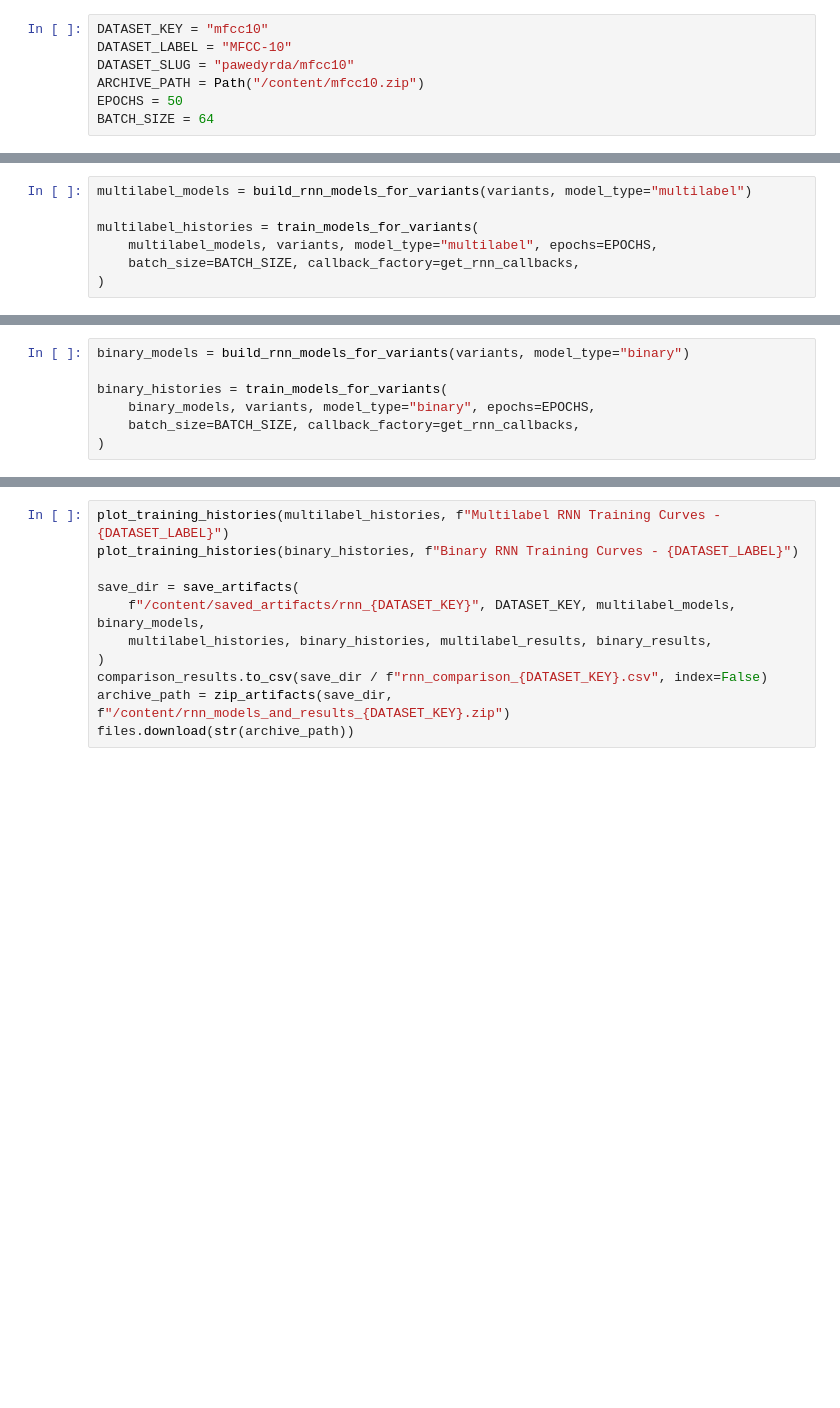
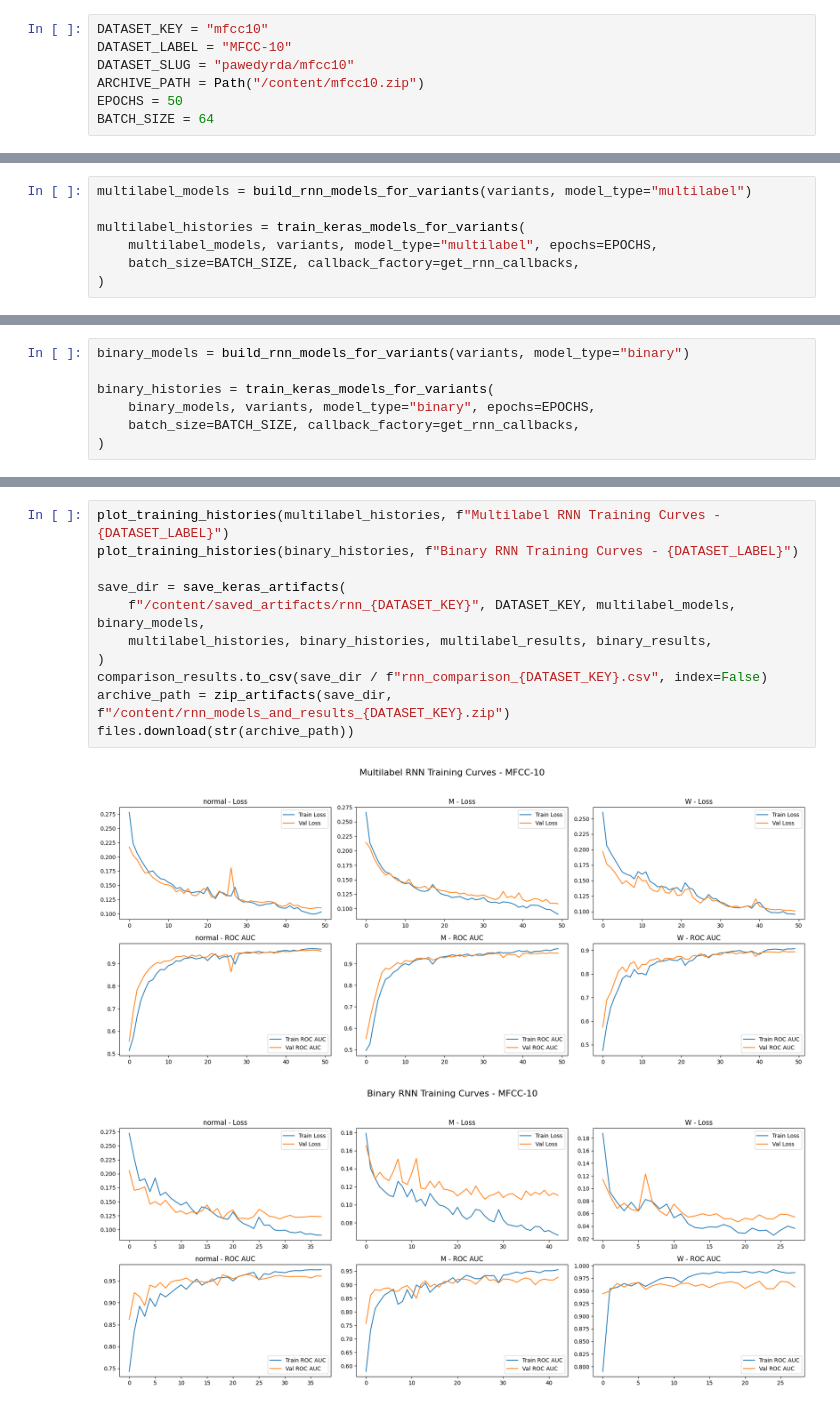
Before and after one commit to Nabuhodonozzor/uuv-detection, a Jupyter notebook: RNN/RNN_mfcc10.ipynb, the cells around one changed output, grey strips where cells are left out. Saved outputs shown, nothing was run; the diff lists cells and outputs as text; blank space fills up the shorter version.

```diff
--- a/RNN/RNN_mfcc10.ipynb
+++ b/RNN/RNN_mfcc10.ipynb
@@ -82,7 +104,7 @@ print("W train shape:", variants.w.train_data.shape)
 # %%
 multilabel_models = build_rnn_models_for_variants(variants, model_type="multilabel")
 
-multilabel_histories = train_models_for_variants(
+multilabel_histories = train_keras_models_for_variants(
     multilabel_models, variants, model_type="multilabel", epochs=EPOCHS,
     batch_size=BATCH_SIZE, callback_factory=get_rnn_callbacks,
 )
@@ -89,7 +129,7 @@ multilabel_histories = train_models_for_variants(
 # %%
 binary_models = build_rnn_models_for_variants(variants, model_type="binary")
 
-binary_histories = train_models_for_variants(
+binary_histories = train_keras_models_for_variants(
     binary_models, variants, model_type="binary", epochs=EPOCHS,
     batch_size=BATCH_SIZE, callback_factory=get_rnn_callbacks,
 )
@@ -104,11 +187,14 @@ display(comparison_results[["task", "Model", "precision", "recall", "f1-score",
 # %%
 plot_training_histories(multilabel_histories, f"Multilabel RNN Training Curves - {DATASET_LABEL}")
 plot_training_histories(binary_histories, f"Binary RNN Training Curves - {DATASET_LABEL}")
 
-save_dir = save_artifacts(
+save_dir = save_keras_artifacts(
     f"/content/saved_artifacts/rnn_{DATASET_KEY}", DATASET_KEY, multilabel_models, binary_models,
     multilabel_histories, binary_histories, multilabel_results, binary_results,
 )
 comparison_results.to_csv(save_dir / f"rnn_comparison_{DATASET_KEY}.csv", index=False)
 archive_path = zip_artifacts(save_dir, f"/content/rnn_models_and_results_{DATASET_KEY}.zip")
 files.download(str(archive_path))
+# %% [output]
+[figure, added]
+[figure, added]
```
Also changed, not shown: parts of 12 cells of this notebook, 18 other files.
